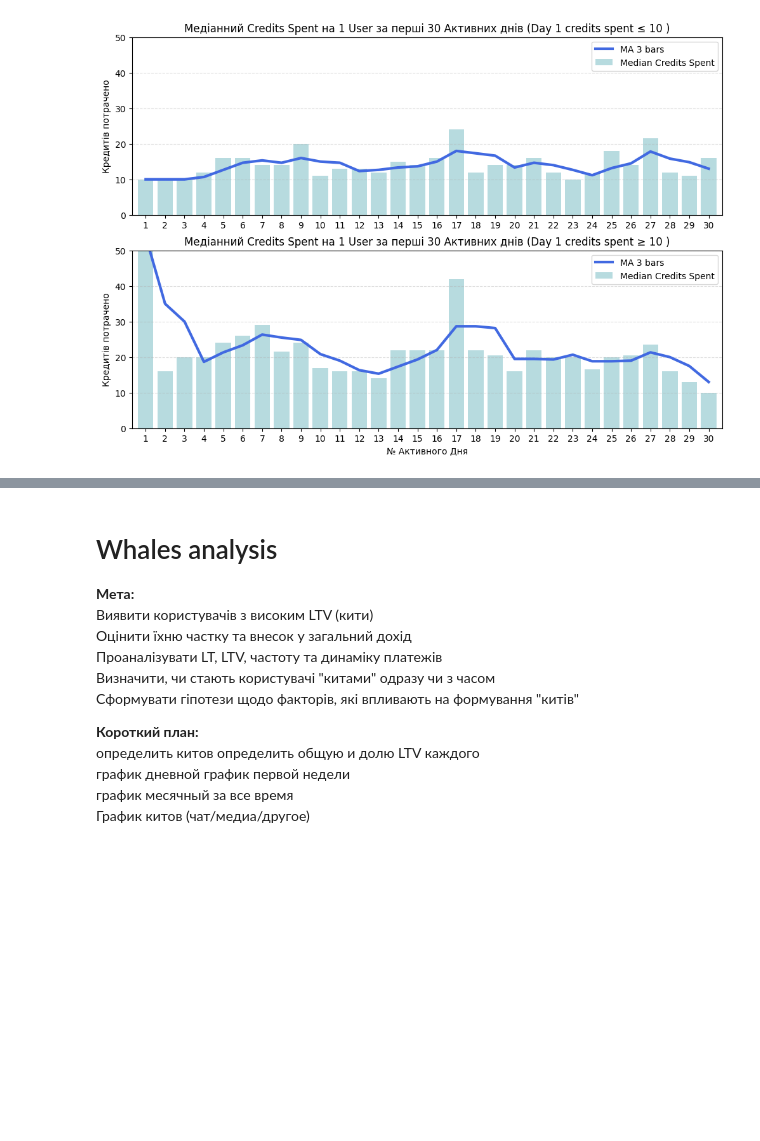
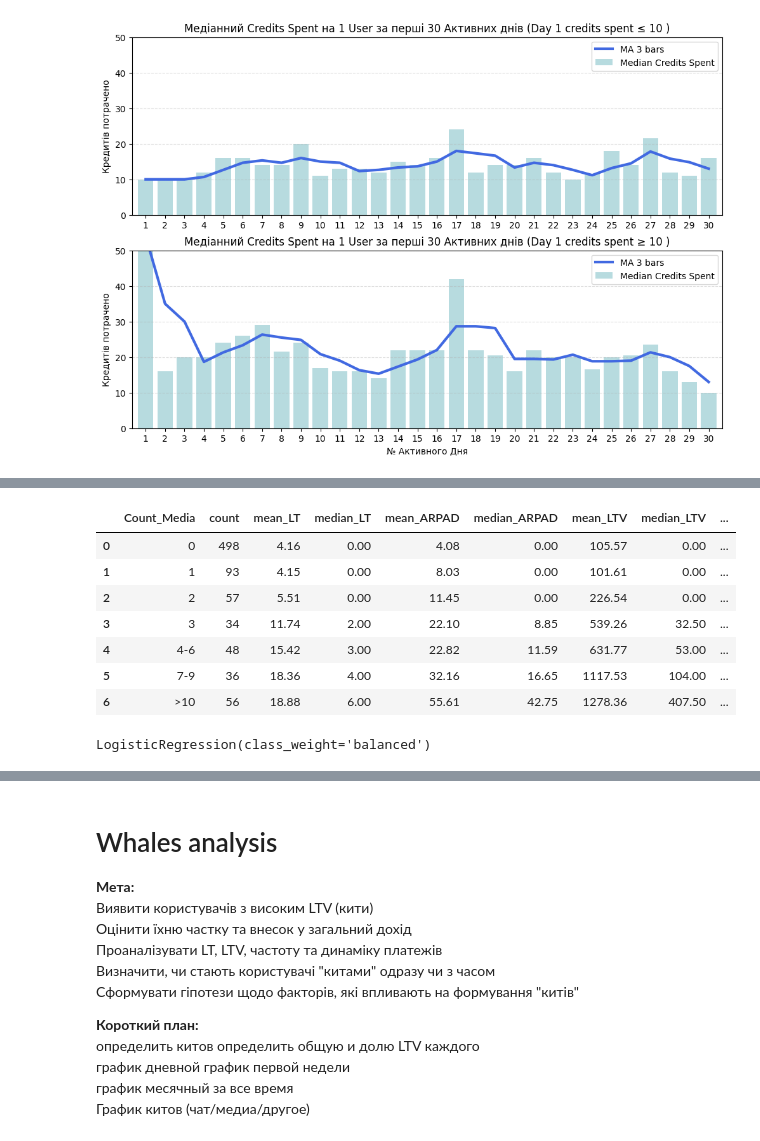
Before and after one commit to Chocopie-DA/db_analysis_sql_sweetylove, a Jupyter notebook: 03_notebooks/EDA.ipynb, the cells around one changed output, grey strips where cells are left out. Saved outputs shown, nothing was run; the diff lists cells and outputs as text; code cells hidden in the pictures; blank space fills up the shorter version.

Commit message:
logistic regression

```diff
--- a/03_notebooks/EDA.ipynb
+++ b/03_notebooks/EDA.ipynb
@@ -1589,9 +1605,9 @@ f_day_rvn
 # %%
-f_day_rvn['segment'] = pd.cut(f_day_rvn['fst_2d_cred_spent'],
-                               bins=[-1, 20, 60, 10000, ],
-                               labels=['<20 (Low Start)', '20-60 (Mid Start)', '>60 (High Start)'])
+f_day_rvn['Credits_Spent'] = pd.cut(f_day_rvn['fst_2d_cred_spent'],
+                                  bins=[-1, 20, 60, 10000, ],
+                                  labels=['<20 (Low Start)', '20-60 (Mid Start)', '>60 (High Start)'])
 
-report = f_day_rvn.groupby('segment').agg(
+report_cred = f_day_rvn.groupby('Credits_Spent').agg(
                     count=('user_key', 'count'),
                     mean_LT=('LTad_minus_2fst_days', 'mean'),
                     median_LT=('LTad_minus_2fst_days', 'median'),
@@ -1610,0 +1627,26 @@ report
+# %%
+f_day_rvn['Count_Media'] = pd.cut(f_day_rvn['fst_2d_cnt_media'],
+                                  bins=[-1, 0, 1, 2, 3, 6, 9, 100],
+                                  labels=['0', '1', '2', '3', '4-6', '7-9', '>10'])
+
+report_media = f_day_rvn.groupby('Count_Media').agg(
+                    count=('user_key', 'count'),
+                    mean_LT=('LTad_minus_2fst_days', 'mean'),
+                    median_LT=('LTad_minus_2fst_days', 'median'),
+                    mean_ARPAD=('ARPAD', 'mean'),
+                    median_ARPAD=('ARPAD', 'median'),
+                    mean_LTV=('LTV_ad_minus_2fst_days', 'mean'),
+                    median_LTV=('LTV_ad_minus_2fst_days', 'median'),
+                    conversion_to_return=('LTad_minus_2fst_days', lambda x: (x > 0).mean() * 100)
+                    ).reset_index()
+# %%
+report_media
+# %% [output]
+|  | Count_Media | count | mean_LT | median_LT | mean_ARPAD | median_ARPAD | mean_LTV | median_LTV | ... |
+| 0 | 0 | 498 | 4.16 | 0.00 | 4.08 | 0.00 | 105.57 | 0.00 | ... |
+| 1 | 1 | 93 | 4.15 | 0.00 | 8.03 | 0.00 | 101.61 | 0.00 | ... |
+| 2 | 2 | 57 | 5.51 | 0.00 | 11.45 | 0.00 | 226.54 | 0.00 | ... |
+| 3 | 3 | 34 | 11.74 | 2.00 | 22.10 | 8.85 | 539.26 | 32.50 | ... |
+| 4 | 4-6 | 48 | 15.42 | 3.00 | 22.82 | 11.59 | 631.77 | 53.00 | ... |
+| 5 | 7-9 | 36 | 18.36 | 4.00 | 32.16 | 16.65 | 1117.53 | 104.00 | ... |
+| 6 | >10 | 56 | 18.88 | 6.00 | 55.61 | 42.75 | 1278.36 | 407.50 | ... |
@@ -1610,0 +1721,5 @@ report
+# %%
+model = LogisticRegression(class_weight='balanced')
+model.fit(x_train, y_train)
+# %% [output]
+LogisticRegression(class_weight='balanced')
```
Also changed, not shown: parts of 63 cells of this notebook.
